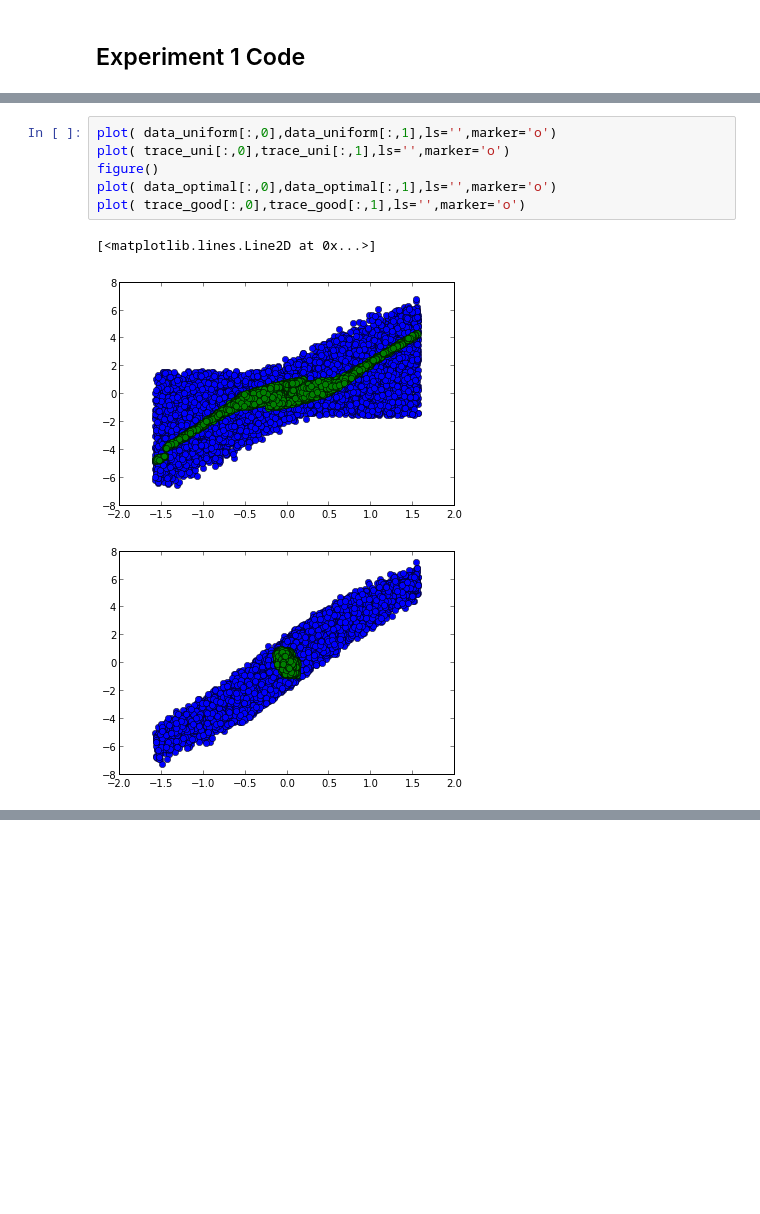
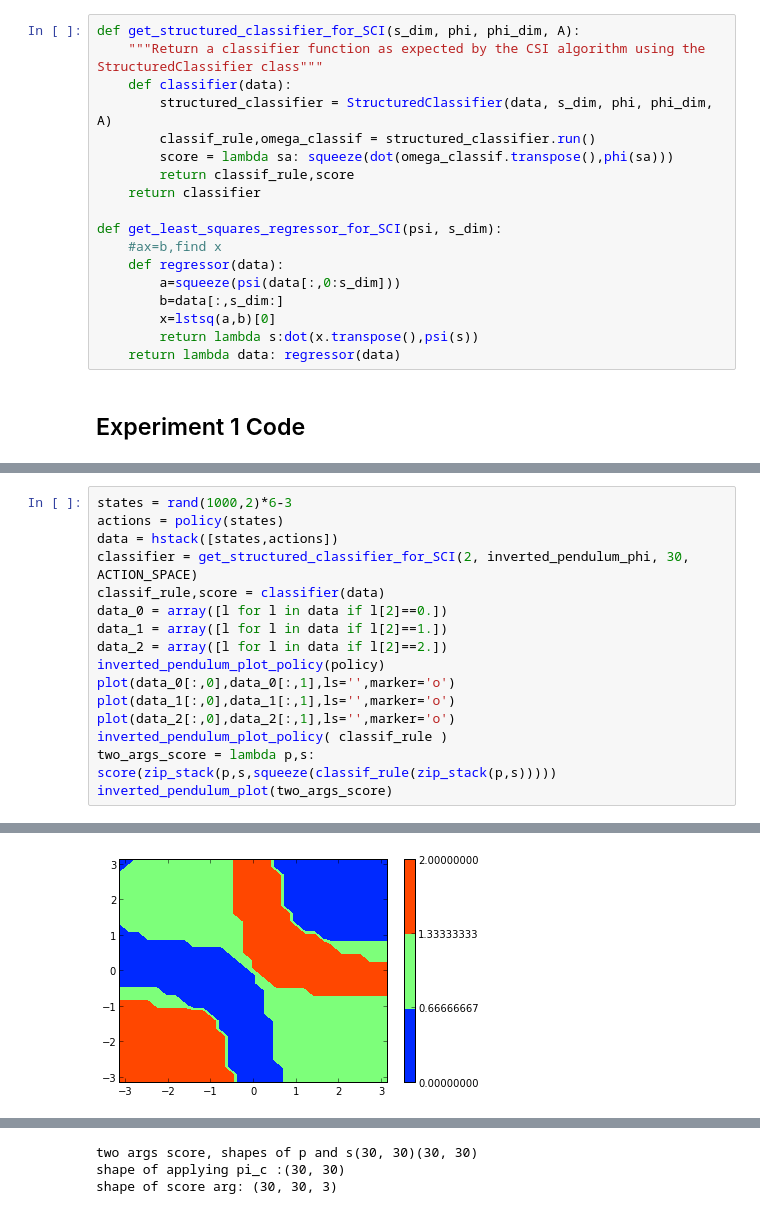
Before and after one commit to edouardklein/RL-and-IRL, a Jupyter notebook: Exp1.ipynb, the cells around one changed output, grey strips where cells are left out. Cells and saved outputs as stored; diff of their text form; blank space fills up the shorter version.

```diff
--- a/Exp1.ipynb
+++ b/Exp1.ipynb
@@ -605,3 +369,21 @@ array([ 1.,  0.,  2.])
+# %%
+def get_structured_classifier_for_SCI(s_dim, phi, phi_dim, A):
+    """Return a classifier function as expected by the CSI algorithm using the StructuredClassifier class"""
+    def classifier(data):
+        structured_classifier = StructuredClassifier(data, s_dim, phi, phi_dim, A)
+        classif_rule,omega_classif = structured_classifier.run()
+        score = lambda sa: squeeze(dot(omega_classif.transpose(),phi(sa)))
+        return classif_rule,score
+    return classifier
+
+def get_least_squares_regressor_for_SCI(psi, s_dim):
+    #ax=b,find x
+    def regressor(data):
+        a=squeeze(psi(data[:,0:s_dim]))
+        b=data[:,s_dim:]
+        x=lstsq(a,b)[0]
+        return lambda s:dot(x.transpose(),psi(s))
+    return lambda data: regressor(data)
 # %% [markdown]
 ## Experiment 1 Code
 # %%
@@ -677,10 +414,17 @@ Fall rate after training with good data : -0
-# %%
-plot( data_uniform[:,0],data_uniform[:,1],ls='',marker='o')
-plot( trace_uni[:,0],trace_uni[:,1],ls='',marker='o')
-figure()
-plot( data_optimal[:,0],data_optimal[:,1],ls='',marker='o')
-plot( trace_good[:,0],trace_good[:,1],ls='',marker='o')
-# %% [output]
-[<matplotlib.lines.Line2D at 0x...>]
-[figure, removed]
-[figure, removed]
+# %%
+states = rand(1000,2)*6-3
+actions = policy(states)
+data = hstack([states,actions])
+classifier = get_structured_classifier_for_SCI(2, inverted_pendulum_phi, 30, ACTION_SPACE)
+classif_rule,score = classifier(data)
+data_0 = array([l for l in data if l[2]==0.])
+data_1 = array([l for l in data if l[2]==1.])
+data_2 = array([l for l in data if l[2]==2.])
+inverted_pendulum_plot_policy(policy)
+plot(data_0[:,0],data_0[:,1],ls='',marker='o')
+plot(data_1[:,0],data_1[:,1],ls='',marker='o')
+plot(data_2[:,0],data_2[:,1],ls='',marker='o')
+inverted_pendulum_plot_policy( classif_rule )
+two_args_score = lambda p,s: score(zip_stack(p,s,squeeze(classif_rule(zip_stack(p,s)))))
+inverted_pendulum_plot(two_args_score)
+# %% [output]
@@ -686,0 +448 @@ plot( trace_good[:,0],trace_good[:,1],ls='',marker='o')
+[figure, added]
@@ -686,0 +451,3 @@ plot( trace_good[:,0],trace_good[:,1],ls='',marker='o')
+two args score, shapes of p and s(30, 30)(30, 30)
+shape of applying pi_c :(30, 30)
+shape of score arg: (30, 30, 3)
```
Also changed, not shown: parts of 23 cells of this notebook, 1 other file.
